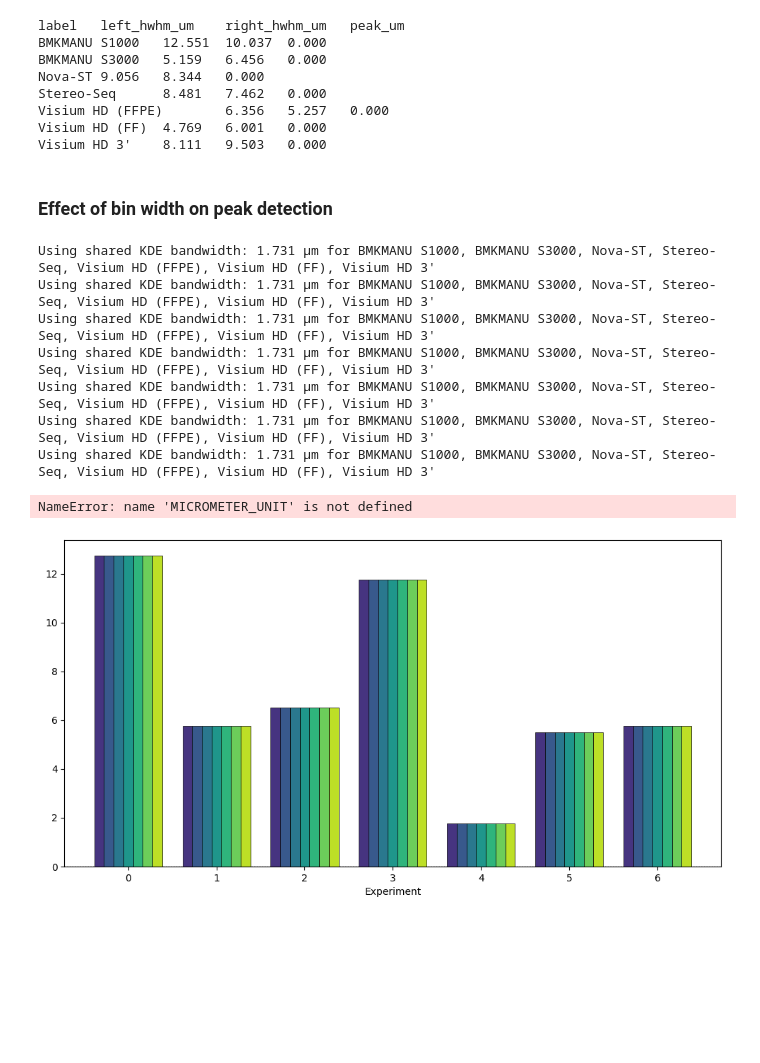
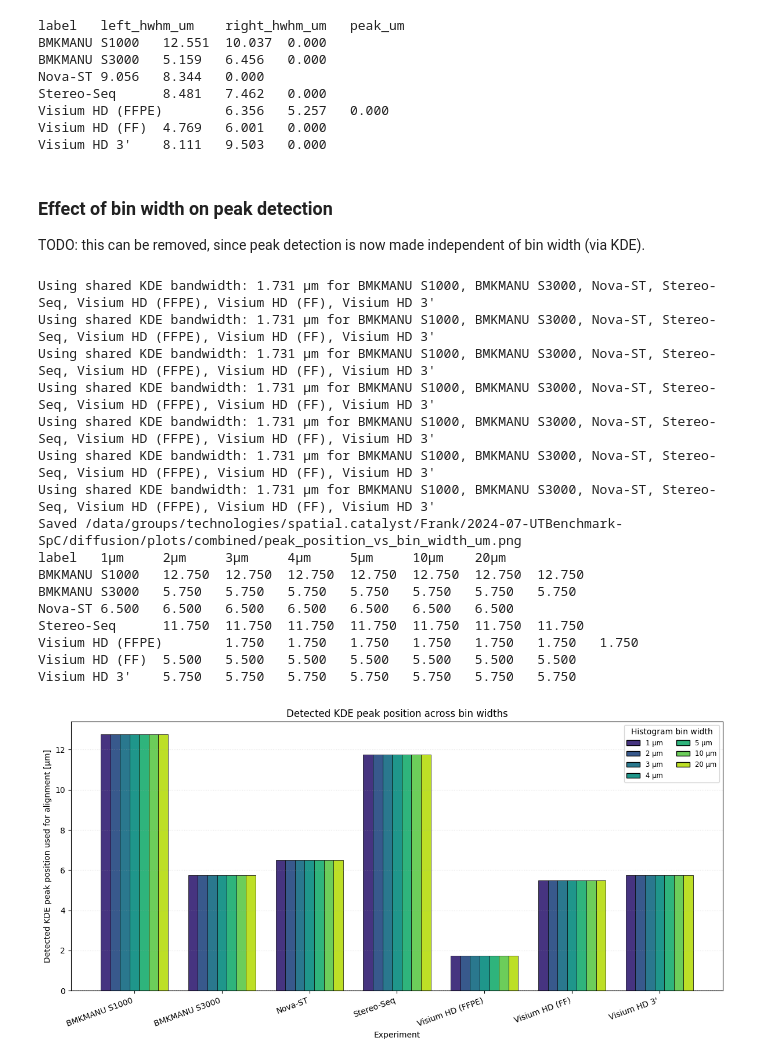
Before and after one commit to vibspatial/seq-spatial-transcriptomics-benchmark, a Jupyter notebook: diffusion/diffusion_brain_ptgds.ipynb, the cells around one changed output. Cells and saved outputs as stored; diff of their text form; code cells hidden in the pictures; blank space fills up the shorter version.

```diff
--- a/diffusion/diffusion_brain_ptgds.ipynb
+++ b/diffusion/diffusion_brain_ptgds.ipynb
@@ -563,9 +580,13 @@ Visium HD (FF)  4.769   6.001   0.000
 Visium HD 3'    8.111   9.503   0.000
 # %% [markdown]
 ### Effect of bin width on peak detection
+
+TODO: this can be removed, since peak detection is now made independent of bin width (via KDE).
 # %%
 from matplotlib.patches import Patch
 from diffusion_plots import _read_crop_distance_data, _distance_kde_curves
+
+MICROMETER_UNIT = "\u00b5m"
 
 # Reuse the exact same peak positions that are subtracted in the peak-aligned
 # combined/ridgeline plots: weighted KDE peak on the raw distance values.
@@ -607,32 +628,40 @@ legend_handles = [
     for idx, bin_width_um in enumerate(BIN_WIDTHS_UM)
 ]
 ax.legend(handles=legend_handles, title="Histogram bin width", fontsize="small", ncol=2)
 fig.tight_layout()
 
 output_path = os.path.join(combined_dir, "peak_position_vs_bin_width_um.png")
 fig.savefig(
     output_path,
     dpi=300,
     bbox_inches="tight",
     pad_inches=max(fig.get_size_inches()) / 100,
     facecolor="white",
     transparent=False,
 )
 print(f"Saved {output_path}")
 
 print("label\t" + "\t".join(f"{bin_width_um:g}{MICROMETER_UNIT}" for bin_width_um in BIN_WIDTHS_UM))
 for label, peak_positions_um in peak_positions_by_label.items():
     print(f"{label}\t" + "\t".join(f"{peak_um:.3f}" for peak_um in peak_positions_um))
 
 plt.show()
 plt.close(fig)
 # %% [output]
 Using shared KDE bandwidth: 1.731 µm for BMKMANU S1000, BMKMANU S3000, Nova-ST, Stereo-Seq, Visium HD (FFPE), Visium HD (FF), Visium HD 3'
 Using shared KDE bandwidth: 1.731 µm for BMKMANU S1000, BMKMANU S3000, Nova-ST, Stereo-Seq, Visium HD (FFPE), Visium HD (FF), Visium HD 3'
 Using shared KDE bandwidth: 1.731 µm for BMKMANU S1000, BMKMANU S3000, Nova-ST, Stereo-Seq, Visium HD (FFPE), Visium HD (FF), Visium HD 3'
 Using shared KDE bandwidth: 1.731 µm for BMKMANU S1000, BMKMANU S3000, Nova-ST, Stereo-Seq, Visium HD (FFPE), Visium HD (FF), Visium HD 3'
 Using shared KDE bandwidth: 1.731 µm for BMKMANU S1000, BMKMANU S3000, Nova-ST, Stereo-Seq, Visium HD (FFPE), Visium HD (FF), Visium HD 3'
 Using shared KDE bandwidth: 1.731 µm for BMKMANU S1000, BMKMANU S3000, Nova-ST, Stereo-Seq, Visium HD (FFPE), Visium HD (FF), Visium HD 3'
 Using shared KDE bandwidth: 1.731 µm for BMKMANU S1000, BMKMANU S3000, Nova-ST, Stereo-Seq, Visium HD (FFPE), Visium HD (FF), Visium HD 3'
+Saved /data/groups/technologies/spatial.catalyst/Frank/2024-07-UTBenchmark-SpC/diffusion/plots/combined/peak_position_vs_bin_width_um.png
+label   1µm     2µm     3µm     4µm     5µm     10µm    20µm
+BMKMANU S1000   12.750  12.750  12.750  12.750  12.750  12.750  12.750
+BMKMANU S3000   5.750   5.750   5.750   5.750   5.750   5.750   5.750
+Nova-ST 6.500   6.500   6.500   6.500   6.500   6.500   6.500
+Stereo-Seq      11.750  11.750  11.750  11.750  11.750  11.750  11.750
+Visium HD (FFPE)        1.750   1.750   1.750   1.750   1.750   1.750   1.750
+Visium HD (FF)  5.500   5.500   5.500   5.500   5.500   5.500   5.500
+Visium HD 3'    5.750   5.750   5.750   5.750   5.750   5.750   5.750
-NameError: name 'MICROMETER_UNIT' is not defined
-[figure, old version]
+[figure, new version]
```
Also changed, not shown: parts of 4 cells of this notebook, 1 other file.
